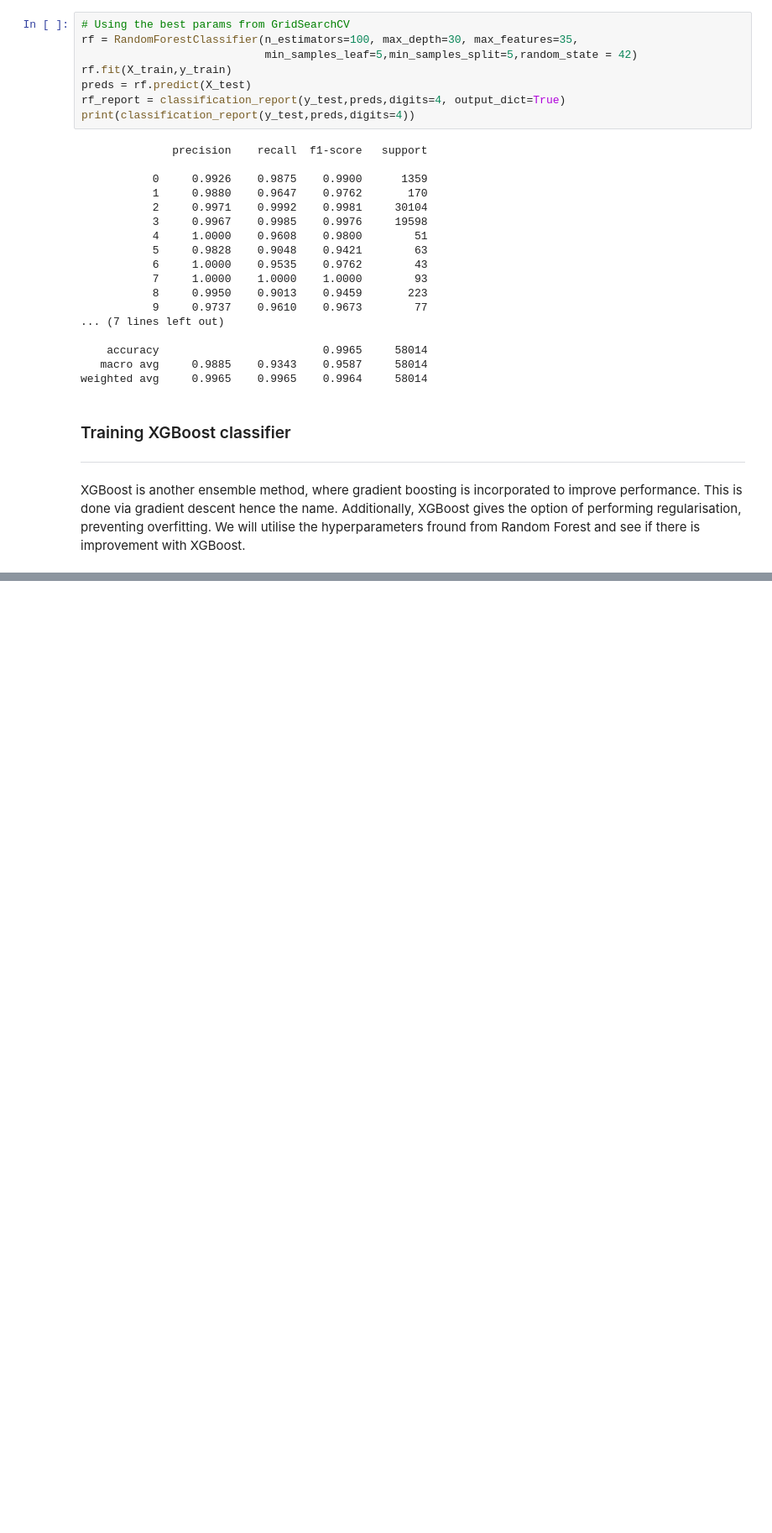
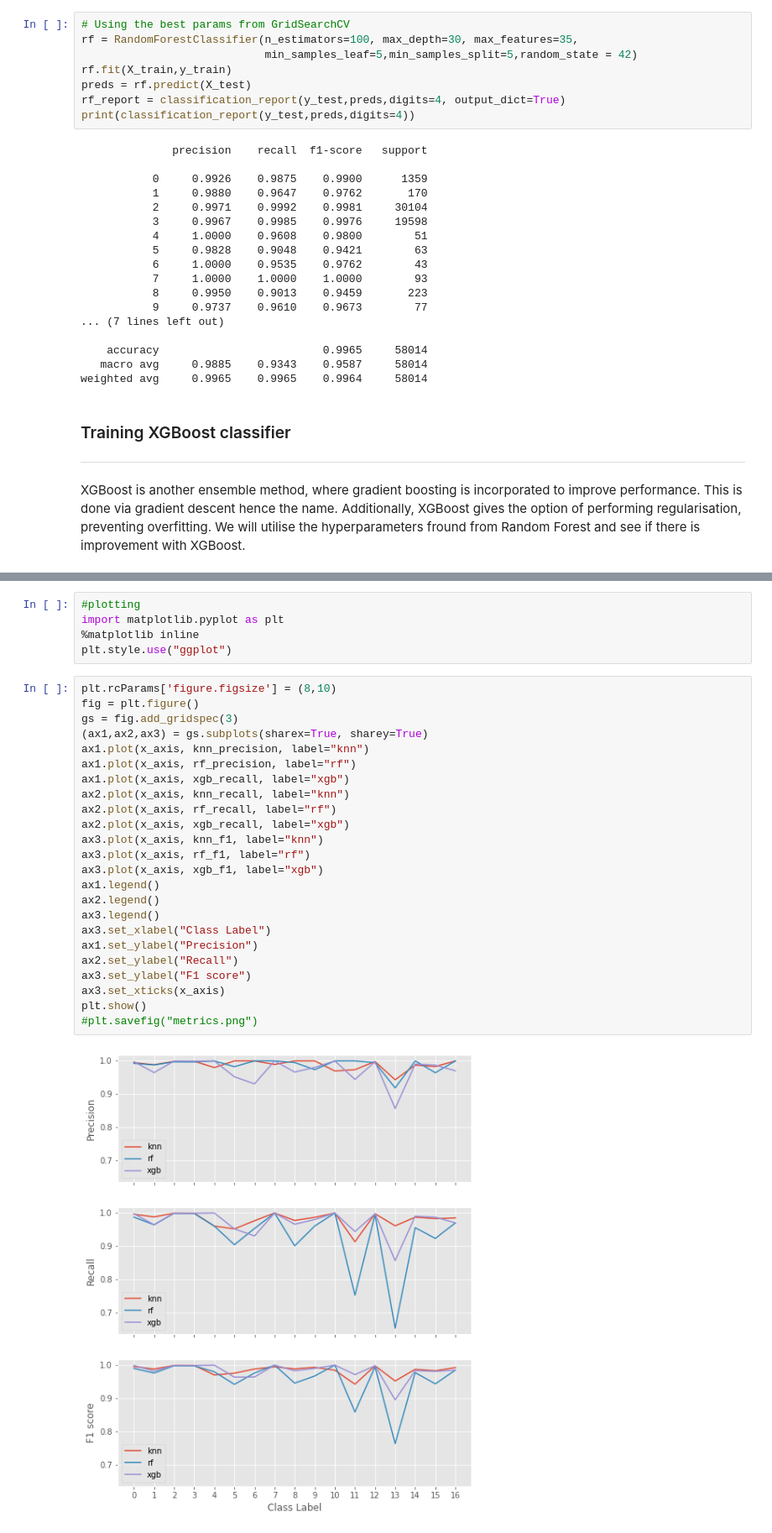
Before and after one commit to ngyz96/CE9010_project, a Jupyter notebook: project.ipynb, the cells around one changed output, grey strips where cells are left out. Shown at 84% size. Saved outputs shown, nothing was run; the diff lists cells and outputs as text; blank space fills up the shorter version.

```diff
--- a/project.ipynb
+++ b/project.ipynb
@@ -641,0 +713,31 @@ weighted avg     0.9986    0.9986    0.9986     58014
+# %%
+#plotting
+import matplotlib.pyplot as plt
+%matplotlib inline
+plt.style.use("ggplot")
+# %%
+plt.rcParams['figure.figsize'] = (8,10)
+fig = plt.figure()
+gs = fig.add_gridspec(3)
+(ax1,ax2,ax3) = gs.subplots(sharex=True, sharey=True)
+ax1.plot(x_axis, knn_precision, label="knn")
+ax1.plot(x_axis, rf_precision, label="rf")
+ax1.plot(x_axis, xgb_recall, label="xgb")
+ax2.plot(x_axis, knn_recall, label="knn")
+ax2.plot(x_axis, rf_recall, label="rf")
+ax2.plot(x_axis, xgb_recall, label="xgb")
+ax3.plot(x_axis, knn_f1, label="knn")
+ax3.plot(x_axis, rf_f1, label="rf")
+ax3.plot(x_axis, xgb_f1, label="xgb")
+ax1.legend()
+ax2.legend()
+ax3.legend()
+ax3.set_xlabel("Class Label")
+ax1.set_ylabel("Precision")
+ax2.set_ylabel("Recall")
+ax3.set_ylabel("F1 score")
+ax3.set_xticks(x_axis)
+plt.show()
+#plt.savefig("metrics.png")
+# %% [output]
+[figure, added]
```
Also changed, not shown: parts of 23 cells of this notebook.
